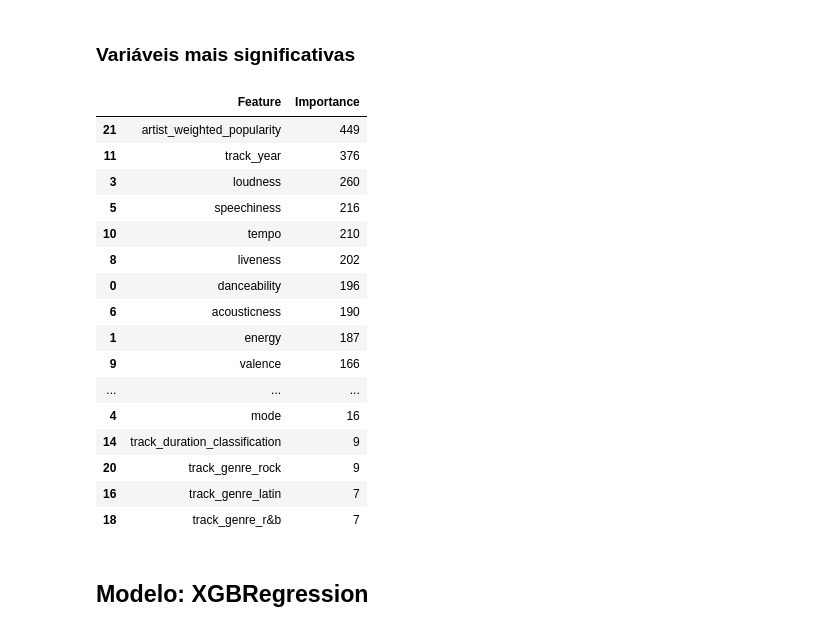
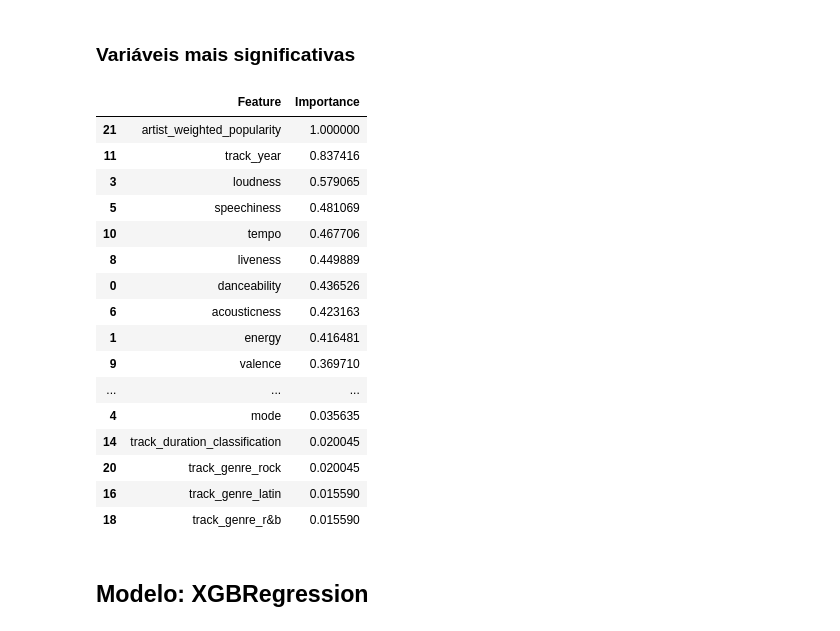
Before and after one commit to Lrs-mtos/song-popularity-ML, a Jupyter notebook: sp_experimental.ipynb, the cells around one changed output. Saved outputs shown, nothing was run; the diff lists cells and outputs as text; code cells hidden in the pictures.

```diff
--- a/sp_experimental.ipynb
+++ b/sp_experimental.ipynb
@@ -711,0 +705,28 @@ def feature_importance_lightgbm(df, model):
+# %%
+# (SUBFUNÇÃO) - CALCULA IMPORTÂNCIA DAS VARIÁVEIS (XGB)
+
+def feature_importance_xgb(df, model):
+    # Acessando a importância das características
+    importances = model.feature_importances_
+
+    # Garantindo que as features utilizadas no modelo sejam as mesmas do DataFrame
+    feature_names = df.columns[:len(importances)]  # Pegando as primeiras colunas conforme o número de importâncias
+
+    if len(feature_names) != len(importances):
+        print(f"Aviso: O número de features no DataFrame ({len(feature_names)}) não corresponde ao número de importâncias ({len(importances)}).")
+        return
+
+    # Normalizando as importâncias para a escala de 0-1
+    max_importance = max(importances)  # Encontrando o valor máximo de importância
+    normalized_importances = [x / max_importance for x in importances]  # Normalizando
+
+    # Criando um DataFrame com as features e suas importâncias normalizadas
+    feature_importance = pd.DataFrame({
+        'Feature': feature_names,  # As features do modelo
+        'Importance': normalized_importances  # Importância normalizada
+    })
+
+    # Ordenando da mais importante para a menos importante
+    feature_importance = feature_importance.sort_values(by='Importance', ascending=False)
+
+    return feature_importance
@@ -711,0 +750,12 @@ def feature_importance_lightgbm(df, model):
+# %%
+# (FUNÇÃO GERAL) - CALCULA IMPORTÂNCIA DAS VARIÁVEIS
+
+def feature_importance(df, model):
+  if (model == LightGBM_model):
+    return feature_importance_lightgbm(df, model)
+  elif (model == XGBRegressor_model):
+    return feature_importance_xgb(df, model)
+  elif (model == Ridge_model):
+    return feature_importance_ridge(df, model)
+  else:
+    print("Modelo não suportado. Escolha entre 'xgbregressor', 'lightgbm' ou 'ridge'.")
@@ -744,25 +820,25 @@ plot_predictions(validation_set_cp, LightGBM_model)
 # %% [markdown]
 ### Variáveis mais significativas
 # %%
-feature_importance_lightgbm(train_set_cp, LightGBM_model)
+feature_importance(train_set_cp, LightGBM_model)
 # %% [output]
 |  | Feature | Importance |
-| 21 | artist_weighted_popularity | 449 |
-| 11 | track_year | 376 |
-| 3 | loudness | 260 |
-| 5 | speechiness | 216 |
-| 10 | tempo | 210 |
-| 8 | liveness | 202 |
-| 0 | danceability | 196 |
-| 6 | acousticness | 190 |
-| 1 | energy | 187 |
-| 9 | valence | 166 |
+| 21 | artist_weighted_popularity | 1.000000 |
+| 11 | track_year | 0.837416 |
+| 3 | loudness | 0.579065 |
+| 5 | speechiness | 0.481069 |
+| 10 | tempo | 0.467706 |
+| 8 | liveness | 0.449889 |
+| 0 | danceability | 0.436526 |
+| 6 | acousticness | 0.423163 |
+| 1 | energy | 0.416481 |
+| 9 | valence | 0.369710 |
 | ... | ... | ... |
-| 4 | mode | 16 |
-| 14 | track_duration_classification | 9 |
-| 20 | track_genre_rock | 9 |
-| 16 | track_genre_latin | 7 |
-| 18 | track_genre_r&b | 7 |
+| 4 | mode | 0.035635 |
+| 14 | track_duration_classification | 0.020045 |
+| 20 | track_genre_rock | 0.020045 |
+| 16 | track_genre_latin | 0.015590 |
+| 18 | track_genre_r&b | 0.015590 |
 # %% [markdown]
 ## **Modelo: XGBRegression**
 # %% [markdown]
```
Also changed, not shown: parts of 18 cells of this notebook.
